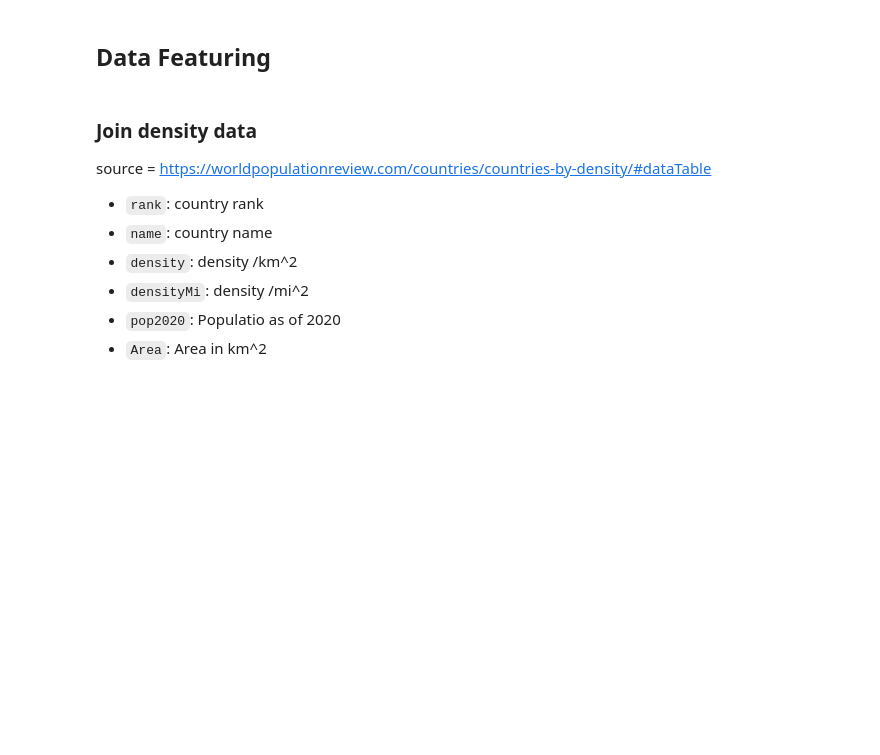
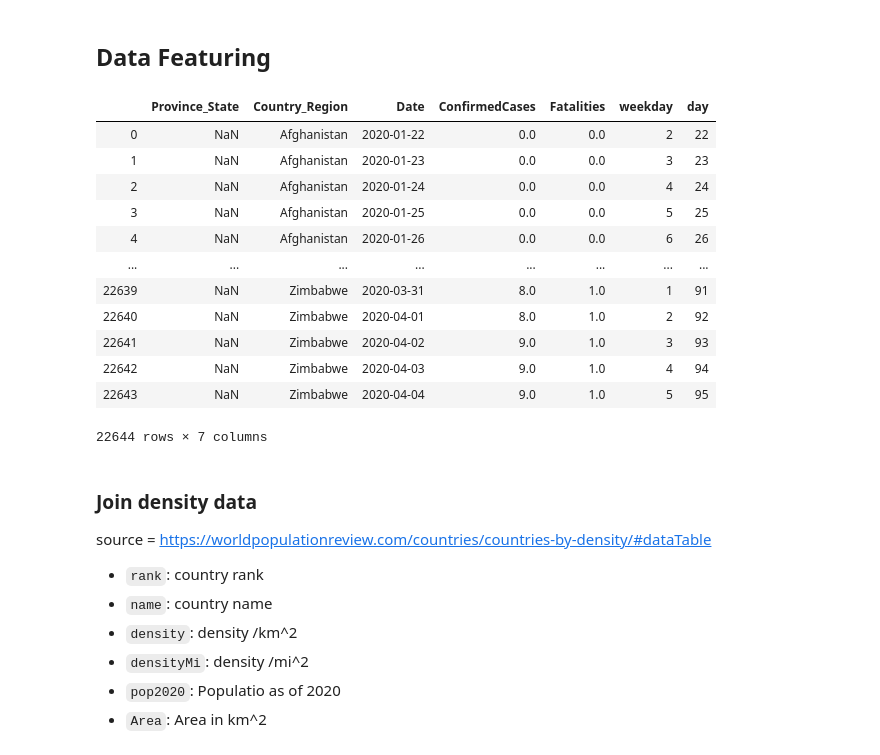
Before and after one commit to yassine-mhedhbi/Covid19, a Jupyter notebook: eda.ipynb, the cells around one changed output. Saved outputs shown, nothing was run; the diff lists cells and outputs as text; code cells hidden in the pictures; blank space fills up the shorter version.

```diff
--- a/eda.ipynb
+++ b/eda.ipynb
@@ -15,8 +15,8 @@ data = pd.read_csv(path + 'train.csv',
                    parse_dates=['Date'],
                    dtype={
                        'Id': 'int',
-                       'Province_State': 'category',
-                       'Country_Region': 'category',
+                       'Province_State': 'str',
+                       'Country_Region': 'str',
                        'ConfirmedCases': 'float',
                        'Fatalities': 'float'
                    })
@@ -143,9 +143,7 @@ other factor could be pollution, China has considerably higher pollution rate th
 # %% [markdown]
 ## Data Featuring
 # %%
-data['Year'] = data['Date'].dt.year
-data['Month'] = data['Date'].dt.month
-data['Day'] = data['Date'].dt.day
 data['weekday'] = data['Date'].dt.weekday
+data['day'] = data['Date'].apply(lambda x: int(x.strftime('%j')))
 
 weekday_name = data['Date'].dt.weekday_name  # for reference if needed
@@ -154,3 +150,19 @@ weekday_name = data['Date'].dt.weekday_name  # for reference if needed
+# %%
+data
+# %% [output]
+|  | Province_State | Country_Region | Date | ConfirmedCases | Fatalities | weekday | day |
+| 0 | NaN | Afghanistan | 2020-01-22 | 0.0 | 0.0 | 2 | 22 |
+| 1 | NaN | Afghanistan | 2020-01-23 | 0.0 | 0.0 | 3 | 23 |
+| 2 | NaN | Afghanistan | 2020-01-24 | 0.0 | 0.0 | 4 | 24 |
+| 3 | NaN | Afghanistan | 2020-01-25 | 0.0 | 0.0 | 5 | 25 |
+| 4 | NaN | Afghanistan | 2020-01-26 | 0.0 | 0.0 | 6 | 26 |
+| ... | ... | ... | ... | ... | ... | ... | ... |
+| 22639 | NaN | Zimbabwe | 2020-03-31 | 8.0 | 1.0 | 1 | 91 |
+| 22640 | NaN | Zimbabwe | 2020-04-01 | 8.0 | 1.0 | 2 | 92 |
+| 22641 | NaN | Zimbabwe | 2020-04-02 | 9.0 | 1.0 | 3 | 93 |
+| 22642 | NaN | Zimbabwe | 2020-04-03 | 9.0 | 1.0 | 4 | 94 |
+| 22643 | NaN | Zimbabwe | 2020-04-04 | 9.0 | 1.0 | 5 | 95 |
+22644 rows × 7 columns
 # %%
 cases, fatalities = data['ConfirmedCases'], data['Fatalities']  # Get y_1, y_2
 data.drop('ConfirmedCases', axis=1, inplace=True)
```
Also changed, not shown: parts of 16 cells of this notebook, 2 other files.
